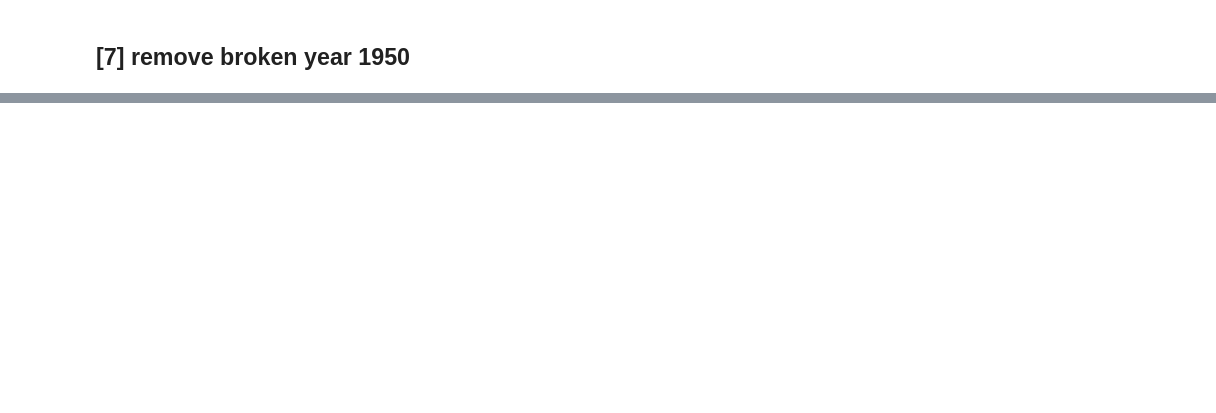
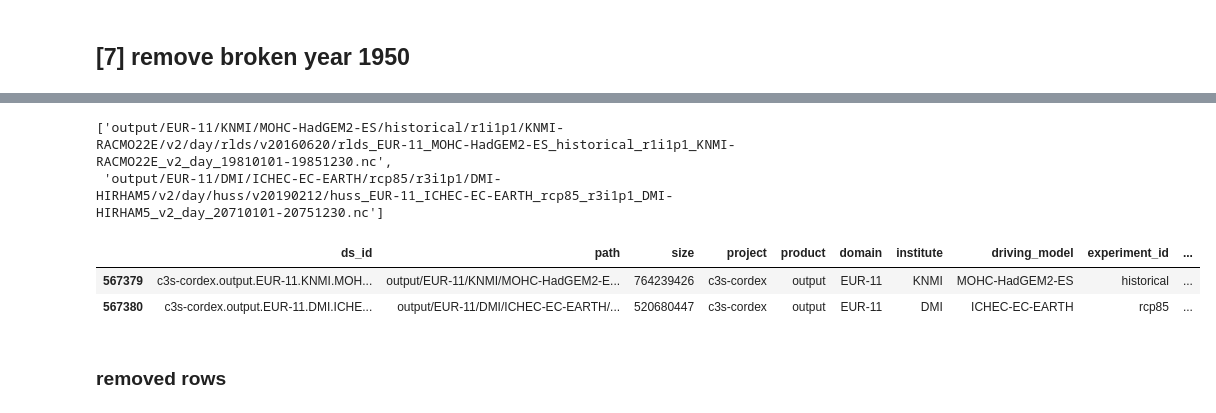
Before and after one commit to cp4cds/c3s_34g_manifests, a Jupyter notebook: notebooks/cordex-fix-catalog_20250703.ipynb, the cells around one changed output, grey strips where cells are left out. Cells and saved outputs as stored; diff of their text form; code cells hidden in the pictures; blank space fills up the shorter version.

```diff
--- a/notebooks/cordex-fix-catalog_20250703.ipynb
+++ b/notebooks/cordex-fix-catalog_20250703.ipynb
@@ -126,0 +303,13 @@ df_cordex_filtered
+# %%
+list(added_rows.path)
+# %% [output]
+['output/EUR-11/KNMI/MOHC-HadGEM2-ES/historical/r1i1p1/KNMI-RACMO22E/v2/day/rlds/v20160620/rlds_EUR-11_MOHC-HadGEM2-ES_historical_r1i1p1_KNMI-RACMO22E_v2_day_19810101-19851230.nc',
+ 'output/EUR-11/DMI/ICHEC-EC-EARTH/rcp85/r3i1p1/DMI-HIRHAM5/v2/day/huss/v20190212/huss_EUR-11_ICHEC-EC-EARTH_rcp85_r3i1p1_DMI-HIRHAM5_v2_day_20710101-20751230.nc']
+# %%
+added_rows
+# %% [output]
+|  | ds_id | path | size | project | product | domain | institute | driving_model | experiment_id | ... |
+| 567379 | c3s-cordex.output.EUR-11.KNMI.MOH... | output/EUR-11/KNMI/MOHC-HadGEM2-E... | 764239426 | c3s-cordex | output | EUR-11 | KNMI | MOHC-HadGEM2-ES | historical | ... |
+| 567380 | c3s-cordex.output.EUR-11.DMI.ICHE... | output/EUR-11/DMI/ICHEC-EC-EARTH/... | 520680447 | c3s-cordex | output | EUR-11 | DMI | ICHEC-EC-EARTH | rcp85 | ... |
+# %% [markdown]
+### removed rows
```
Also changed, not shown: parts of 18 cells of this notebook.
